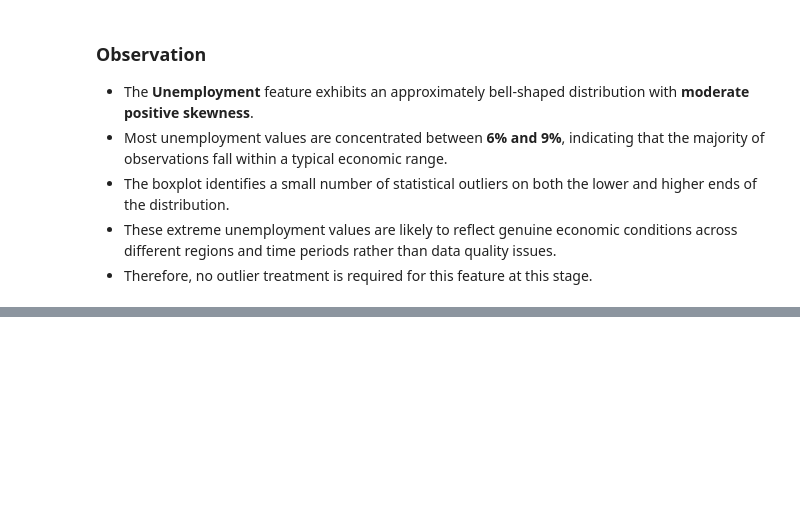
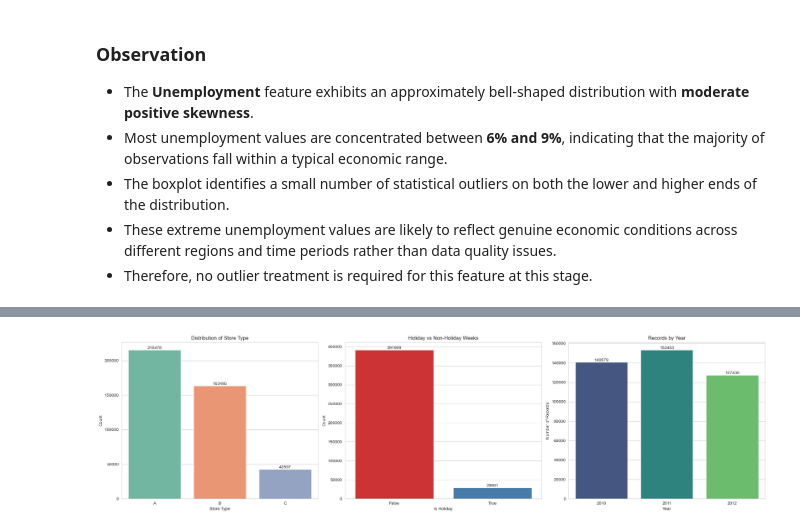
Before and after one commit to sauryaprakash004-crypto/Python, a Jupyter notebook: Classes/eda.ipynb, the cells around one changed output, grey strips where cells are left out. Cells and saved outputs as stored; diff of their text form; code cells hidden in the pictures; blank space fills up the shorter version.

```diff
--- a/Classes/eda.ipynb
+++ b/Classes/eda.ipynb
@@ -507,0 +734,70 @@ plt.show()
+# %%
+# Convert Date to datetime (if not already converted)
+df['Date'] = pd.to_datetime(df['Date'])
+
+# Create Figure
+fig, axes = plt.subplots(1, 3, figsize=(22, 6))
+
+# ===============================
+# Plot 1 : Store Type
+# ===============================
+
+sns.countplot(
+    data=df,
+    x='Type',
+    palette='Set2',
+    ax=axes[0]
+)
+
+axes[0].set_title("Distribution of Store Type")
+axes[0].set_xlabel("Store Type")
+axes[0].set_ylabel("Count")
+
+for container in axes[0].containers:
+    axes[0].bar_label(container)
+
+
+# ===============================
+# Plot 2 : Holiday Distribution
+# ===============================
+
+sns.countplot(
+    data=df,
+    x='IsHoliday',
+    palette='Set1',
+    ax=axes[1]
+)
+
+axes[1].set_title("Holiday vs Non-Holiday Weeks")
+axes[1].set_xlabel("Is Holiday")
+axes[1].set_ylabel("Count")
+
+for container in axes[1].containers:
+    axes[1].bar_label(container)
+
+
+# ===============================
+# Plot 3 : Number of Records per Year
+# ===============================
+
+year_counts = df['Date'].dt.year.value_counts().sort_index()
+
+sns.barplot(
+    x=year_counts.index,
+    y=year_counts.values,
+    palette='viridis',
+    ax=axes[2]
+)
+
+axes[2].set_title("Records by Year")
+axes[2].set_xlabel("Year")
+axes[2].set_ylabel("Number of Records")
+
+for container in axes[2].containers:
+    axes[2].bar_label(container)
+
+plt.tight_layout()
+
+plt.show()
+# %% [output]
+[figure, added]
```
Also changed, not shown: parts of 14 cells of this notebook.
